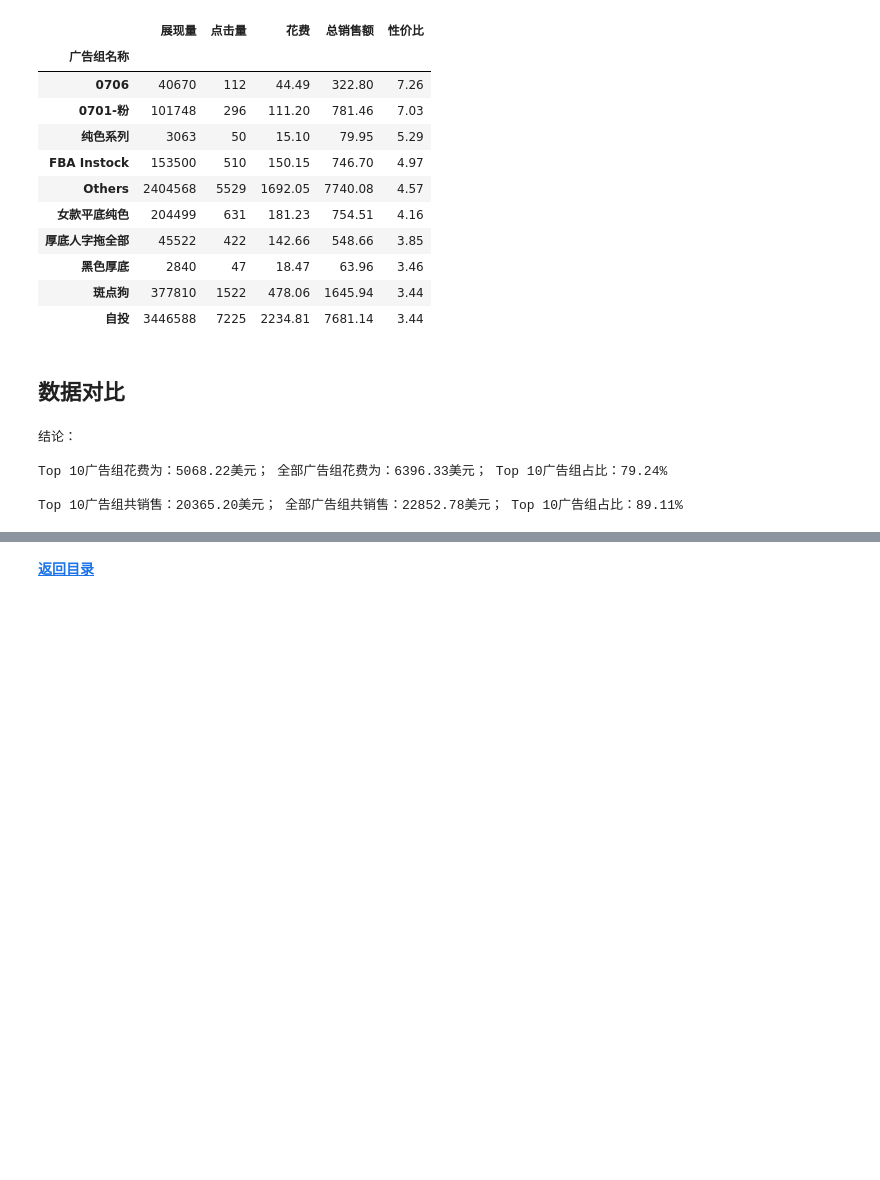
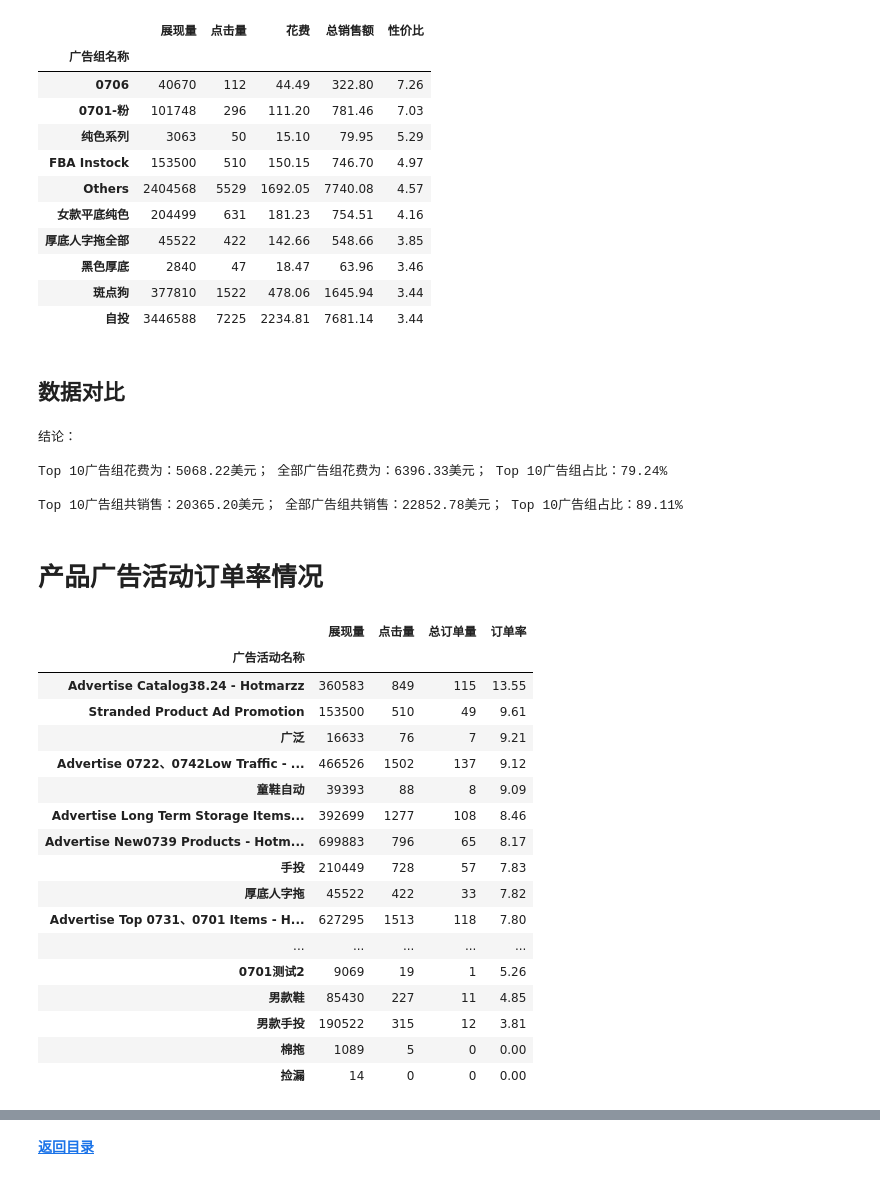
Before and after one commit to dyslab/jnb-sample, a Jupyter notebook: sales_report/amz_ads_target.ipynb, the cells around one changed output, grey strips where cells are left out. Drawn from its saved outputs; the diff is of its cells as text; code cells hidden in the pictures; blank space fills up the shorter version.

```diff
--- a/sales_report/amz_ads_target.ipynb
+++ b/sales_report/amz_ads_target.ipynb
@@ -11,7 +11,7 @@ Last modified date: 2019-07-22 21:47:01
 import pandas as pd
 
 # 数据范例：美国站，2019年6月份数据
-workdf = pd.read_excel('amz_ads_target_us_201906.xlsx', usecols=['广告活动名称', '广告组名称', '匹配类型', '投放', '展现量', '点击量', '花费', '7天总销售额(￥)', '7天总销售量(#)'])
+workdf = pd.read_excel('amz_ads_target_us_201906.xlsx', usecols=['广告活动名称', '广告组名称', '匹配类型', '投放', '展现量', '点击量', '花费', '7天总订单数(#)', '7天总销售额(￥)', '7天总销售量(#)'])
 # %% [markdown]
 # 广告组数据排序（以销量为取值标准）
 # %%
@@ -125,3 +125,30 @@ print('\nTop 10广告组共销售：{0:.2f}美元； 全部广告组共销售：
 Top 10广告组花费为：5068.22美元； 全部广告组花费为：6396.33美元； Top 10广告组占比：79.24%
 
 Top 10广告组共销售：20365.20美元； 全部广告组共销售：22852.78美元； Top 10广告组占比：89.11%
+# %% [markdown]
+# 产品广告活动订单率情况
+# %%
+target_df = workdf.groupby(['广告活动名称']).sum().head(20)
+target_df['总订单量'] = target_df['7天总订单数(#)']
+target_df['订单率'] = round(target_df['总订单量'] / target_df['点击量'] * 100, 2)
+
+target_df[['展现量', '点击量', '总订单量', '订单率']].sort_values(by=['订单率'], ascending=False).fillna(0)
+# %% [output]
+|  | 展现量 | 点击量 | 总订单量 | 订单率 |
+| 广告活动名称 |  |  |  |  |
+| Advertise Catalog38.24 - Hotmarzz | 360583 | 849 | 115 | 13.55 |
+| Stranded Product Ad Promotion | 153500 | 510 | 49 | 9.61 |
+| 广泛 | 16633 | 76 | 7 | 9.21 |
+| Advertise 0722、0742Low Traffic - ... | 466526 | 1502 | 137 | 9.12 |
+| 童鞋自动 | 39393 | 88 | 8 | 9.09 |
+| Advertise Long Term Storage Items... | 392699 | 1277 | 108 | 8.46 |
+| Advertise New0739 Products - Hotm... | 699883 | 796 | 65 | 8.17 |
+| 手投 | 210449 | 728 | 57 | 7.83 |
+| 厚底人字拖 | 45522 | 422 | 33 | 7.82 |
+| Advertise Top 0731、0701 Items - H... | 627295 | 1513 | 118 | 7.80 |
+| ... | ... | ... | ... | ... |
+| 0701测试2 | 9069 | 19 | 1 | 5.26 |
+| 男款鞋 | 85430 | 227 | 11 | 4.85 |
+| 男款手投 | 190522 | 315 | 12 | 3.81 |
+| 棉拖 | 1089 | 5 | 0 | 0.00 |
+| 捡漏 | 14 | 0 | 0 | 0.00 |
```
Also changed, not shown: parts of 6 cells of this notebook, 1 other file.
